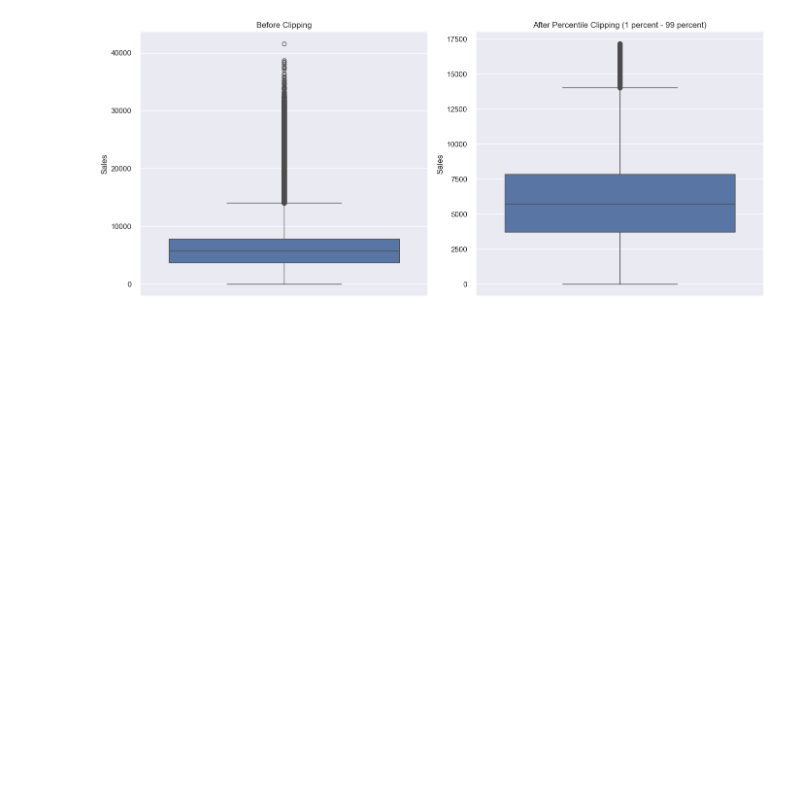
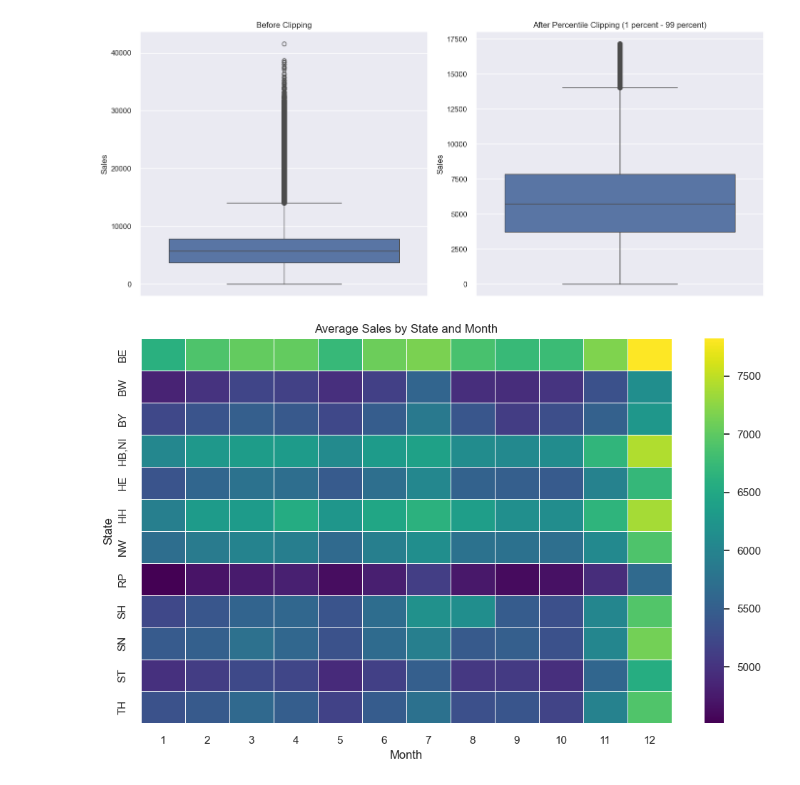
Before and after one commit to realhoffmann/Rossmann, a Jupyter notebook: EDA/eda.ipynb, the cells around one changed output. Saved outputs shown, nothing was run; the diff lists cells and outputs as text; code cells hidden in the pictures; blank space fills up the shorter version.

```diff
--- a/EDA/eda.ipynb
+++ b/EDA/eda.ipynb
@@ -200,0 +288,26 @@ plt.show()
+# %%
+# Heatmap: Average Sales by State and Month
+
+# Ensure Month exists (in case kernel was restarted or data reloaded)
+train["Date"] = pd.to_datetime(train["Date"])
+train["Month"] = train["Date"].dt.month
+
+pivot_state_month = train.pivot_table(
+    values="Sales",
+    index="State",
+    columns="Month",
+    aggfunc="mean"
+)
+
+plt.figure(figsize=(12, 7))
+sns.heatmap(
+    pivot_state_month,
+    cmap="viridis",
+    linewidths=0.5
+)
+plt.title("Average Sales by State and Month")
+plt.xlabel("Month")
+plt.ylabel("State")
+plt.show()
+# %% [output]
+[figure, added]
```
Also changed, not shown: parts of 7 cells of this notebook.
